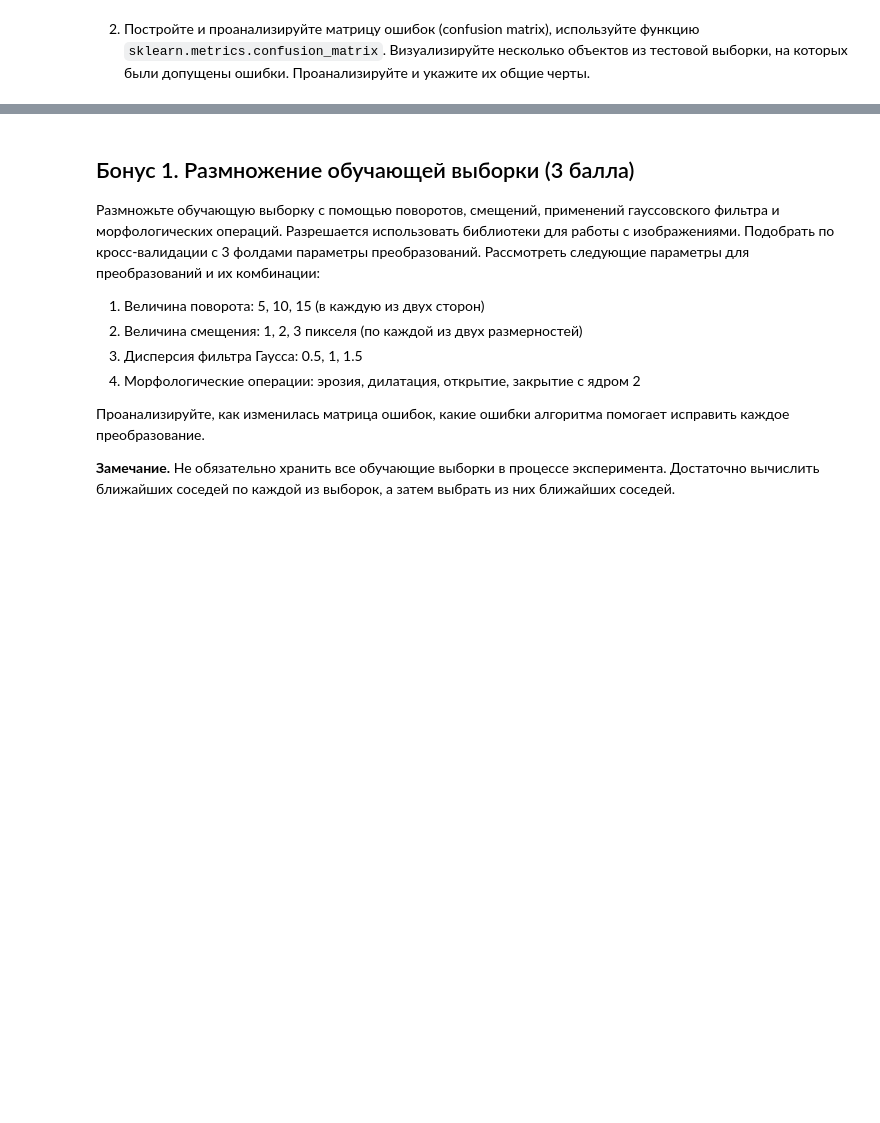
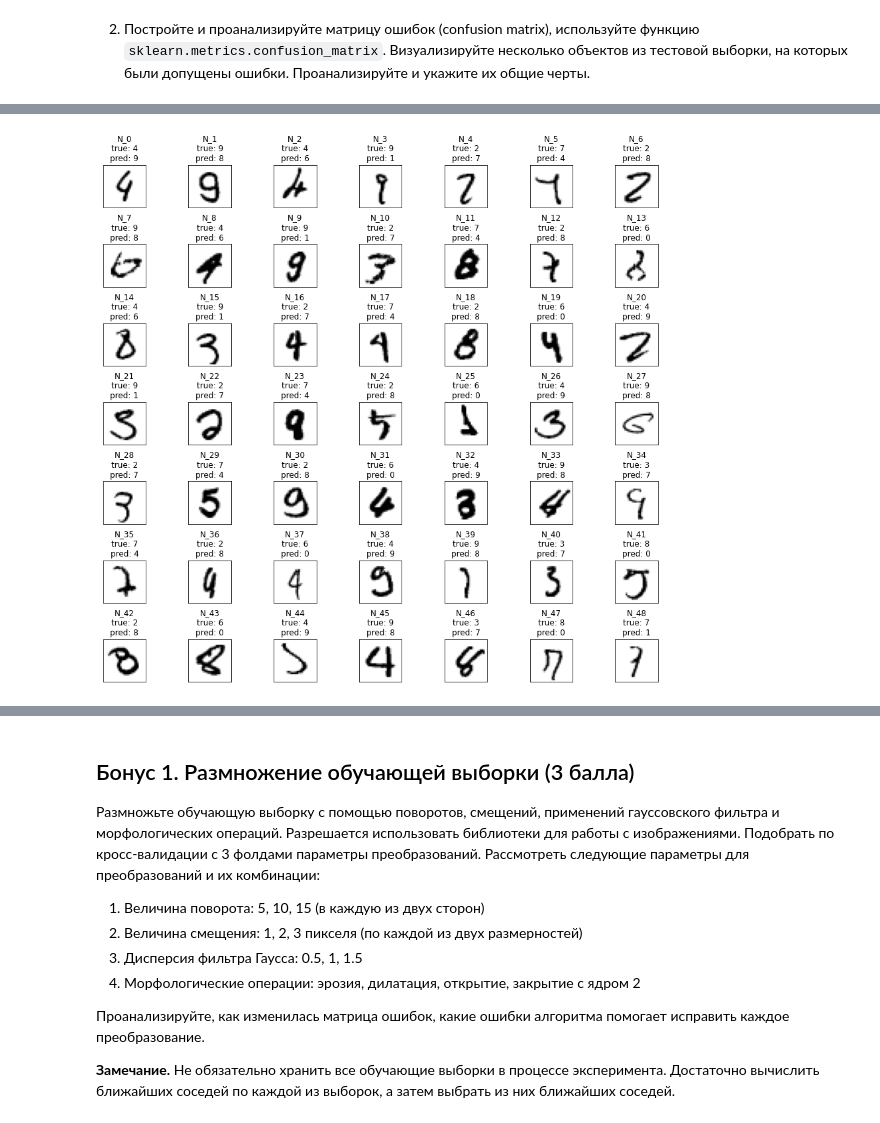
Before and after one commit to azamat11235/Pysics_semester5, a Jupyter notebook: main_task.ipynb, the cells around one changed output, grey strips where cells are left out. Cells and saved outputs as stored; diff of their text form; code cells hidden in the pictures; blank space fills up the shorter version.

```diff
--- a/main_task.ipynb
+++ b/main_task.ipynb
@@ -135,10 +136,10 @@ X, y = datasets.fetch_openml('mnist_784', version=1, cache=True, return_X_y=True
 X = X.to_numpy()
 y = y.to_numpy(dtype=int)
 # %%
-X_train = X[:6000]
-y_train = y[:6000]
-X_test = X[6000:]
-y_test = y[6000:]
+X_train = X[:60000]
+y_train = y[:60000]
+X_test = X[60000:]
+y_test = y[60000:]
 # %% [markdown]
 ### 2. Исследование скорости методов поиска (4 балла)
 
@@ -321,6 +329,6 @@ plt.show()
 1. Примените лучший алгоритм к исходной обучающей и тестовой выборке и посчитайте точность классификации. Сравните с точностью по кросс-валидации. Опишите ваши результаты.
 # %%
 model = BatchedKNNClassifier(n_neighbors=4, metric='cosine', weights='distance', batch_size=2000)
-model.fit(X, y)
-y_pred = model.predict(X)
-#score = accuracy_score(y, model.predict(X))
+model.fit(X_train, y_train)
+y_pred = model.predict(X_test)
+score = accuracy_score(y_test, y_pred)
@@ -337,0 +361,17 @@ sklearn.metrics.confusion_matrix(y, y_pred)
+# %%
+def plot_mnist(images, y_true, y_pred, N, M):
+    fig, ax = plt.subplots(N, M, figsize=(15, 15))
+    for i in range(N):
+        for j in range(M):
+            ax[i, j].imshow(images[M*i+j].reshape(-1, 28), cmap='gray_r')
+            title = str('N_%d\ntrue: %d\npred: %d' % (M*i+j, y_true[i+j], y_pred[i+j]))
+            ax[i ,j].set_title(title)
+            ax[i, j].set_xticks([])
+            ax[i, j].set_yticks([])
+    plt.subplots_adjust(wspace=1, hspace=0.2)
+    plt.show()
+
+mistakes = (y_pred != y_test)
+plot_mnist(X_test[mistakes], y_test[mistakes], y_pred[mistakes], 7, 7)
+# %% [output]
+[figure, added]
```
Also changed, not shown: parts of 19 cells of this notebook.
